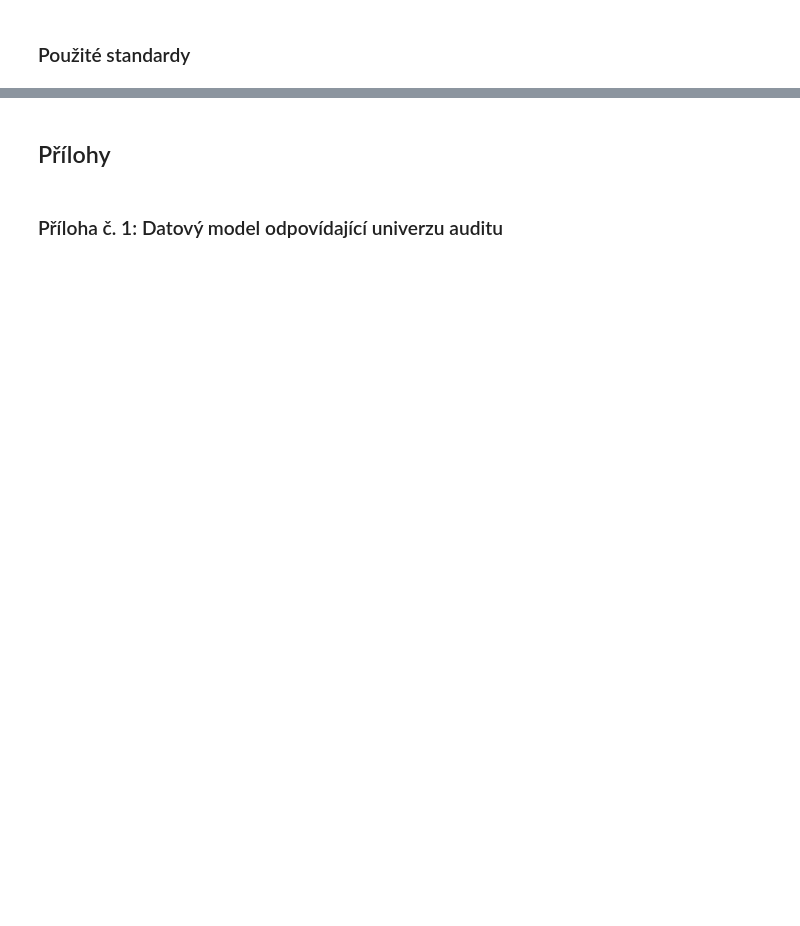
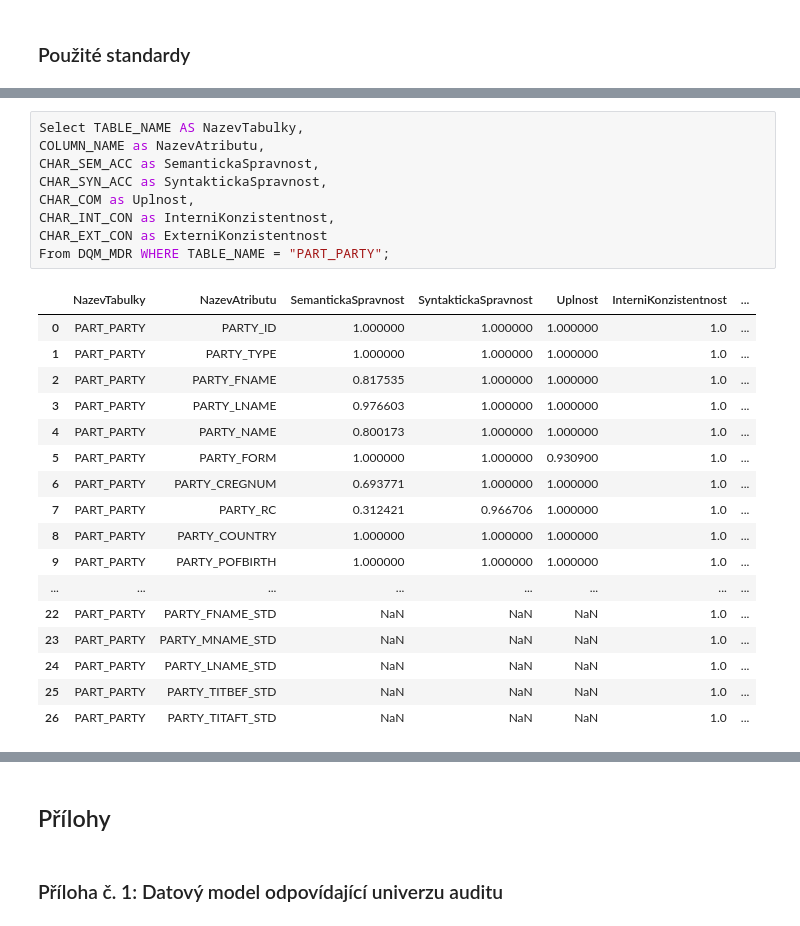
Before and after one commit to JanKlac/4IZ562Teamwork, a Jupyter notebook: Audit_Report.ipynb, the cells around one changed output, grey strips where cells are left out. Saved outputs shown, nothing was run; the diff lists cells and outputs as text; blank space fills up the shorter version.

```diff
--- a/Audit_Report.ipynb
+++ b/Audit_Report.ipynb
@@ -84,0 +241,27 @@ Zmiňte AML, Solvency II, jako Best Practices RUIAN a stručně popište
+# %%
+Select TABLE_NAME AS NazevTabulky,
+COLUMN_NAME as NazevAtributu,
+CHAR_SEM_ACC as SemantickaSpravnost,
+CHAR_SYN_ACC as SyntaktickaSpravnost,
+CHAR_COM as Uplnost,
+CHAR_INT_CON as InterniKonzistentnost,
+CHAR_EXT_CON as ExterniKonzistentnost
+From DQM_MDR WHERE TABLE_NAME = "PART_PARTY";
+# %% [output]
+|  | NazevTabulky | NazevAtributu | SemantickaSpravnost | SyntaktickaSpravnost | Uplnost | InterniKonzistentnost | ... |
+| 0 | PART_PARTY | PARTY_ID | 1.000000 | 1.000000 | 1.000000 | 1.0 | ... |
+| 1 | PART_PARTY | PARTY_TYPE | 1.000000 | 1.000000 | 1.000000 | 1.0 | ... |
+| 2 | PART_PARTY | PARTY_FNAME | 0.817535 | 1.000000 | 1.000000 | 1.0 | ... |
+| 3 | PART_PARTY | PARTY_LNAME | 0.976603 | 1.000000 | 1.000000 | 1.0 | ... |
+| 4 | PART_PARTY | PARTY_NAME | 0.800173 | 1.000000 | 1.000000 | 1.0 | ... |
+| 5 | PART_PARTY | PARTY_FORM | 1.000000 | 1.000000 | 0.930900 | 1.0 | ... |
+| 6 | PART_PARTY | PARTY_CREGNUM | 0.693771 | 1.000000 | 1.000000 | 1.0 | ... |
+| 7 | PART_PARTY | PARTY_RC | 0.312421 | 0.966706 | 1.000000 | 1.0 | ... |
+| 8 | PART_PARTY | PARTY_COUNTRY | 1.000000 | 1.000000 | 1.000000 | 1.0 | ... |
+| 9 | PART_PARTY | PARTY_POFBIRTH | 1.000000 | 1.000000 | 1.000000 | 1.0 | ... |
+| ... | ... | ... | ... | ... | ... | ... | ... |
+| 22 | PART_PARTY | PARTY_FNAME_STD | NaN | NaN | NaN | 1.0 | ... |
+| 23 | PART_PARTY | PARTY_MNAME_STD | NaN | NaN | NaN | 1.0 | ... |
+| 24 | PART_PARTY | PARTY_LNAME_STD | NaN | NaN | NaN | 1.0 | ... |
+| 25 | PART_PARTY | PARTY_TITBEF_STD | NaN | NaN | NaN | 1.0 | ... |
+| 26 | PART_PARTY | PARTY_TITAFT_STD | NaN | NaN | NaN | 1.0 | ... |
```
Also changed, not shown: parts of 53 cells of this notebook.
